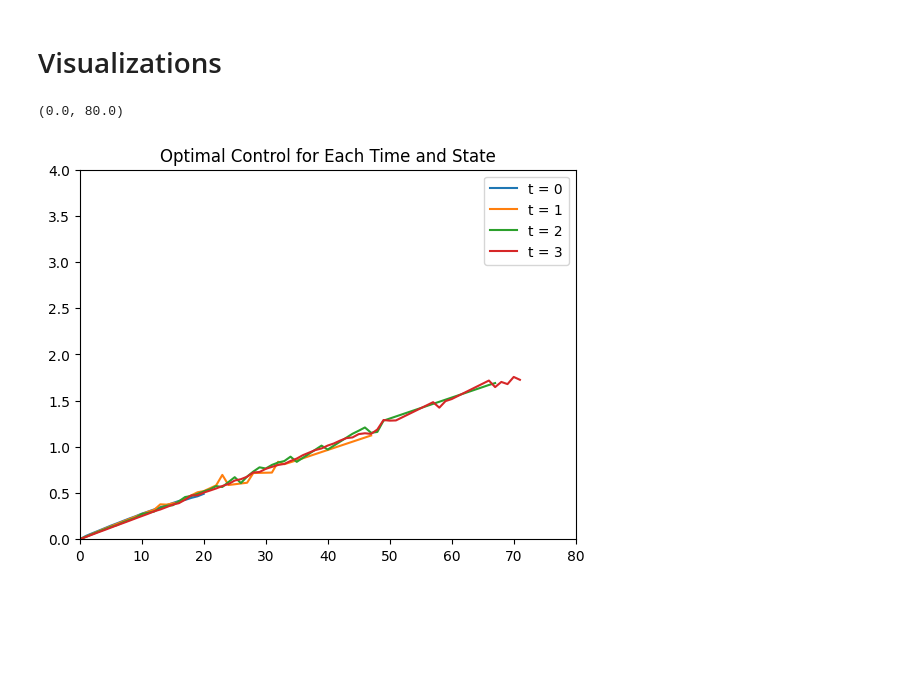
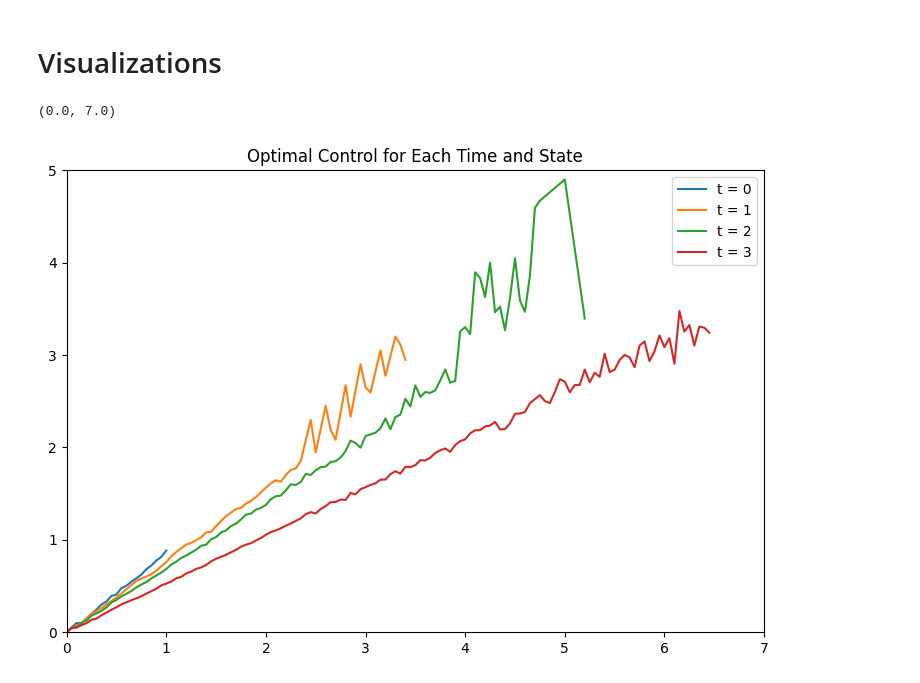
Before and after one commit to derrick-r-chan/RLexample, a Jupyter notebook: MFGTimeDep.ipynb, the cells around one changed output. Saved outputs shown, nothing was run; the diff lists cells and outputs as text; code cells hidden in the pictures; blank space fills up the shorter version.

```diff
--- a/MFGTimeDep.ipynb
+++ b/MFGTimeDep.ipynb
@@ -340,30 +268,43 @@ usable if helpful
 # %% [markdown]
 # Visualizations
 # %%
+# utilizing the soft max distribution
+# calculate the expectation of an action choice
+def softMaxMean (Q_tx, x_idx):
+    sum = 0
+    expectation = 0
+    weights = np.zeros(x_idx + 1)
+    for a in range(x_idx + 1):
+        weights[a] = np.exp(softmax_param * Q_tx[a])
+        sum += weights[a]
+        expectation += weights[a] * actions[a]
+    return expectation / sum
+
 # iterate through each time step and state to calculate optimal policy from soft max expectation
 # only calculate for policy for time/state pairs that were visited at least "qualify" times
-qualify = 200
+qualify = 500
 optimIND = []
 optim = []
 for t in range (T):
     optim.append([])
     optimIND.append([])
     for x in range (size):
         if (np.sum(count_txa[t, x]) > qualify):
             optim[t].append(softMaxMean(Q[t, x, :], x))
-            optimIND[t].append(x)
+            optimIND[t].append(states[x])
 
 %matplotlib inline
 
+plt.figure(figsize = (9, 6))
 plt.plot(optimIND[0], optim[0])
 plt.plot(optimIND[1], optim[1])
 plt.plot(optimIND[2], optim[2])
 plt.plot(optimIND[3], optim[3])
 plt.legend(["t = 0", "t = 1", "t = 2", "t = 3"])
 plt.title("Optimal Control for Each Time and State")
-plt.ylim([0, 4.0])
-plt.xlim([0, 80])
+plt.ylim([0, 5.0])
+plt.xlim([0, 7.0])
 # %% [output]
-(0.0, 80.0)
+(0.0, 7.0)
-[figure, old version]
+[figure, new version]
 # %%
```
Also changed, not shown: parts of 8 cells of this notebook.
